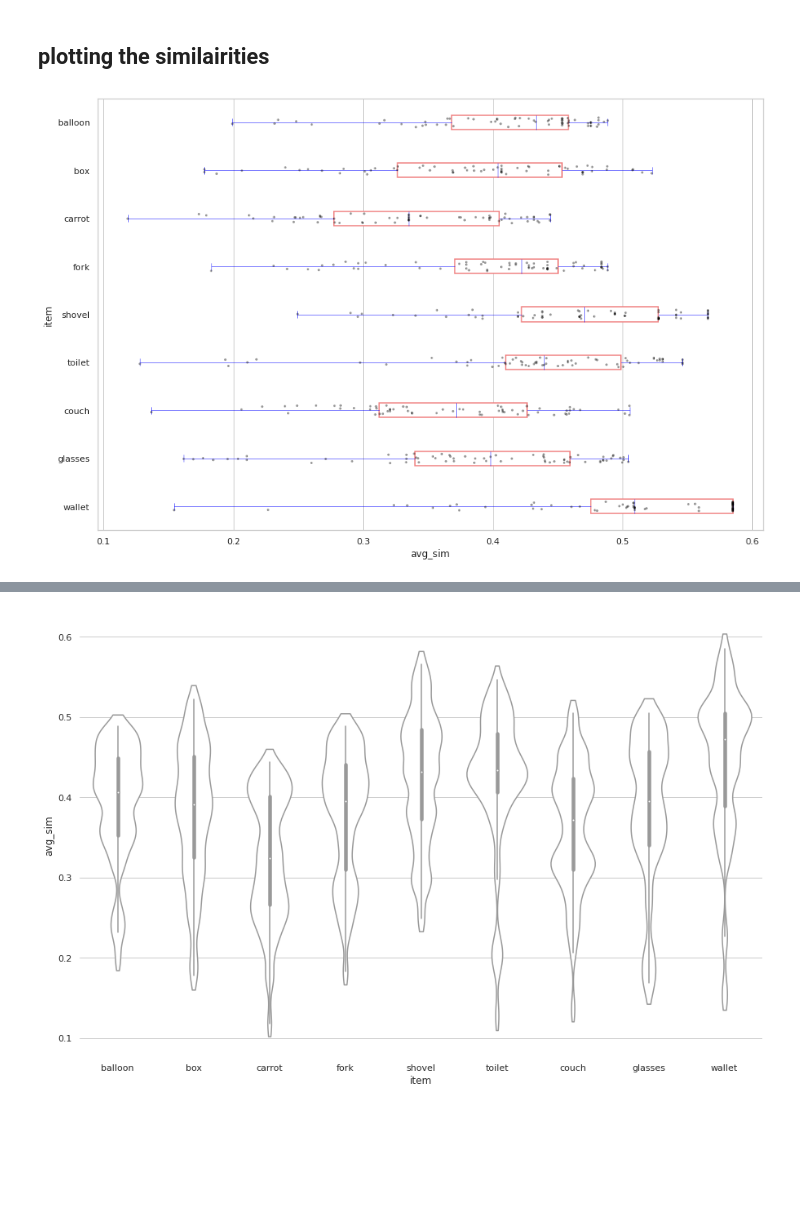
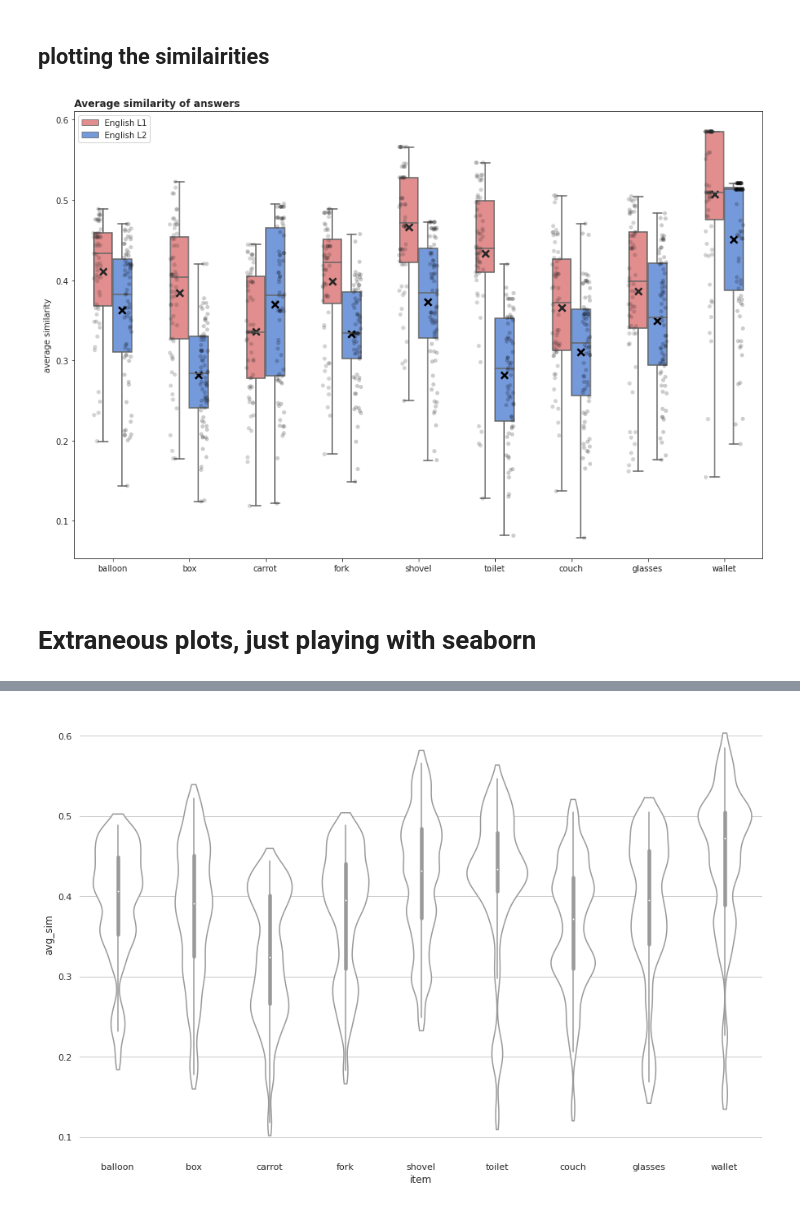
Before and after one commit to scskalicky/creative_naming_lsa, a Jupyter notebook: analyse_sim.ipynb, the cells around one changed output, grey strips where cells are left out. Cells and saved outputs as stored; diff of their text form; code cells hidden in the pictures; blank space fills up the shorter version.

Commit message:
final plots + descriptives

```diff
--- a/analyse_sim.ipynb
+++ b/analyse_sim.ipynb
@@ -68,9 +72,13 @@ for item in rom_sims.keys():
 rom_averages
 # %%
 # get the old raw data to add the values.
+import pandas as pd
 raw_dat = pd.read_csv('/content/drive/MyDrive/creative_naming/creative_naming_raw_answers.csv')
 raw_dat_nes = raw_dat.loc[(raw_dat['group'] == 'NES') & (raw_dat['on.task'] == 1)].copy()
+raw_dat_nes = raw_dat_nes.replace("NES", "English L1")
+
 raw_dat_rom = raw_dat.loc[(raw_dat['group'] == 'ROM') & (raw_dat['on.task'] == 1)].copy()
+raw_dat_rom = raw_dat_rom.replace("ROM", 'English L2')
 # %%
 # add averages to nes data
 for index, row in raw_dat_nes.iterrows():
@@ -92,12 +140,84 @@ for index, row in raw_dat_rom.iterrows():
 # %%
 import matplotlib.pyplot as plt
 import seaborn as sns
+# %%
+# plotting the joined data
+
+# you can use this to control global plot options
+#sns.set_context("paper", rc={"font.size":12,"axes.titlesize":14,"axes.labelsize":12})
+
+xdat = 'item'
+ydat = 'avg_sim'
+
+sns.set_style("ticks")
+
+fig, ax = plt.subplots(figsize=(15,10))
+
+a = sns.boxplot(x = xdat, y = ydat,
+                data = avg_sims,
+                hue = 'group',
+                whis = [0, 100],
+                width = .5,
+               # palette = ['white, white'])
+                palette = {'English L1': 'lightcoral', 'English L2':'cornflowerblue'})
+
+sns.stripplot(x = xdat, y = ydat, data = avg_sims,
+              hue = 'group',
+              dodge = .9,
+              alpha = .2,
+              color = 'black')
+              #palette = ['lightcoral', 'cornflowerblue'])
+
+sns.pointplot(y = ydat, x = xdat, hue = "group",
+              data = avg_sims,
+              dodge = .25,
+              join = False,
+              color = 'black',
+              #palette = ['cornflowerblue','lightcoral'],
+              markers = 'x',
+              size = 10,
+              scale = 1.25,
+              ci = None)
+
+# removes extra items added to legend (guess it just slices to the first 2, clever)
+handles, labels = a.get_legend_handles_labels()
+a.legend(handles[:2], labels[:2])
+
+ax.set(xlabel = '', ylabel = 'average similarity')
+ax.set_title('Average similarity of answers', loc = 'left', weight = 'bold')
+#weight='bold'
+
+# if you want custom lines use this shit
+#for i, artist in enumerate(ax.artists):
+ # if i%2 == 0:
+  #  artist.set_edgecolor('lightcoral')
+  #else:
+   # artist.set_edgecolor('cornflowerblue')
+  #artist.set_facecolor('white')
+
+ # for j in range(i*6,i*6+6):
+  #  line = ax.lines[j]
+
+   # if j in [0,1,4,5,8,9,12,13,16,17,20,21,24,25]:
+    #  line.set_color('blue')
+    #else:
+     # line.set_color('black')
+      #line.set_mfc('yellow')
+      #line.set_mec('red')
+    #line.set_linewidth(0.5)
+
+
+plt.savefig('/content/drive/MyDrive/creative_naming/fig1.png', dpi = 400)
+# %% [output]
+[figure, added]
+# %% [markdown]
+# Extraneous plots, just playing with seaborn
 # %%
 # English L1
 #sns.boxplot(x = 'avg_sim', y = 'item', data = raw_dat_nes, whis = [0, 100], width=.5, color = 'white')
 
 fig, ax = plt.subplots(figsize=(15,10))
-sns.boxplot(x = 'avg_sim', y = 'item', data = similarity_data, width = .3, whis = [0, 100], color = 'white')
+sns.boxplot(x = 'avg_sim', y = 'item', data = raw_dat_nes, width = .3, whis = [0, 100], color = 'white')
 
 #ax.set_xlim(0,1)
 sns.stripplot(x = "avg_sim", y = "item", data = raw_dat_nes, size = 3, alpha = .4, color = 'black')
@@ -114,8 +234,6 @@ for i, artist in enumerate(ax.artists):
     #line.set_mfc('yellow')
     #line.set_mec('red')
     line.set_linewidth(0.5)
-# %% [output]
-[figure, removed]
 # %%
 #I like the custom outlines
 fig, ax = plt.subplots(figsize=(15,10))
```
Also changed, not shown: parts of 10 cells of this notebook.
